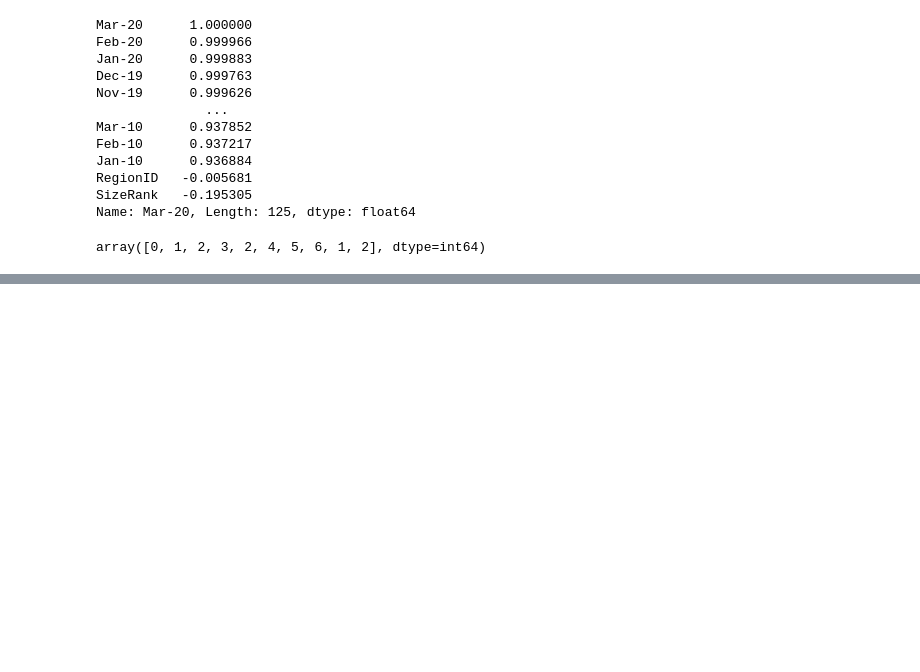
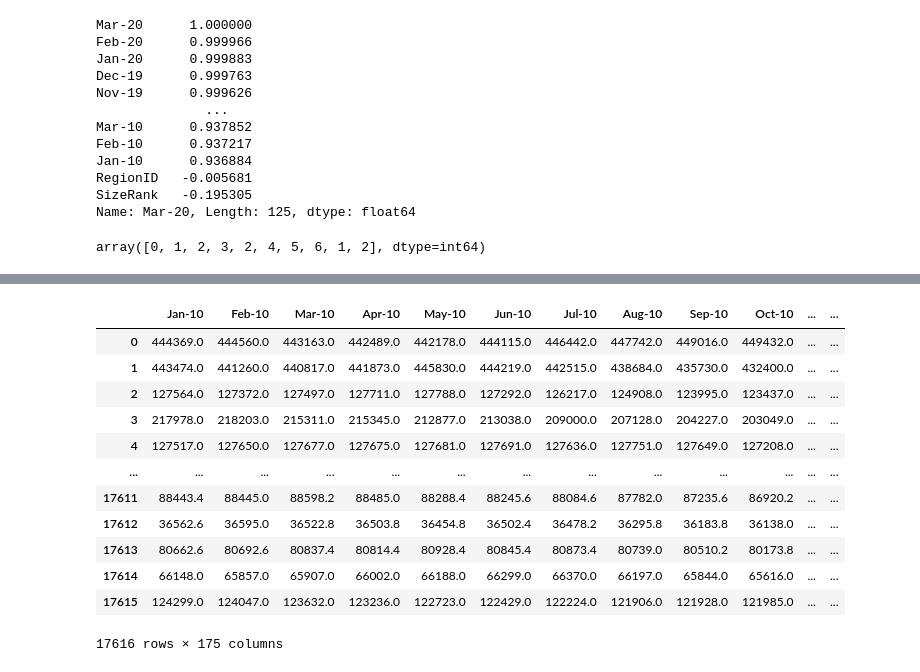
Before and after one commit to tharren12/Group_8_Final_Project, a Jupyter notebook: ETL/Group_8_Initial_ETL.ipynb, the cells around one changed output, grey strips where cells are left out. Drawn from its saved outputs; the diff is of its cells as text; code cells hidden in the pictures; blank space fills up the shorter version.

```diff
--- a/ETL/Group_8_Initial_ETL.ipynb
+++ b/ETL/Group_8_Initial_ETL.ipynb
@@ -246,0 +312,18 @@ NameError: name 'labelencoder' is not defined
+# %%
+## this might be to big to put back into a df but I think I have to?
+num_all_homes_df_transformed = pd.DataFrame(X, columns=num_all_homes_df.columns)
+num_all_homes_df_transformed
+# %% [output]
+|  | Jan-10 | Feb-10 | Mar-10 | Apr-10 | May-10 | Jun-10 | Jul-10 | Aug-10 | Sep-10 | Oct-10 | ... | ... |
+| 0 | 444369.0 | 444560.0 | 443163.0 | 442489.0 | 442178.0 | 444115.0 | 446442.0 | 447742.0 | 449016.0 | 449432.0 | ... | ... |
+| 1 | 443474.0 | 441260.0 | 440817.0 | 441873.0 | 445830.0 | 444219.0 | 442515.0 | 438684.0 | 435730.0 | 432400.0 | ... | ... |
+| 2 | 127564.0 | 127372.0 | 127497.0 | 127711.0 | 127788.0 | 127292.0 | 126217.0 | 124908.0 | 123995.0 | 123437.0 | ... | ... |
+| 3 | 217978.0 | 218203.0 | 215311.0 | 215345.0 | 212877.0 | 213038.0 | 209000.0 | 207128.0 | 204227.0 | 203049.0 | ... | ... |
+| 4 | 127517.0 | 127650.0 | 127677.0 | 127675.0 | 127681.0 | 127691.0 | 127636.0 | 127751.0 | 127649.0 | 127208.0 | ... | ... |
+| ... | ... | ... | ... | ... | ... | ... | ... | ... | ... | ... | ... | ... |
+| 17611 | 88443.4 | 88445.0 | 88598.2 | 88485.0 | 88288.4 | 88245.6 | 88084.6 | 87782.0 | 87235.6 | 86920.2 | ... | ... |
+| 17612 | 36562.6 | 36595.0 | 36522.8 | 36503.8 | 36454.8 | 36502.4 | 36478.2 | 36295.8 | 36183.8 | 36138.0 | ... | ... |
+| 17613 | 80662.6 | 80692.6 | 80837.4 | 80814.4 | 80928.4 | 80845.4 | 80873.4 | 80739.0 | 80510.2 | 80173.8 | ... | ... |
+| 17614 | 66148.0 | 65857.0 | 65907.0 | 66002.0 | 66188.0 | 66299.0 | 66370.0 | 66197.0 | 65844.0 | 65616.0 | ... | ... |
+| 17615 | 124299.0 | 124047.0 | 123632.0 | 123236.0 | 122723.0 | 122429.0 | 122224.0 | 121906.0 | 121928.0 | 121985.0 | ... | ... |
+17616 rows × 175 columns
```
Also changed, not shown: parts of 31 cells of this notebook, 1 other file.
